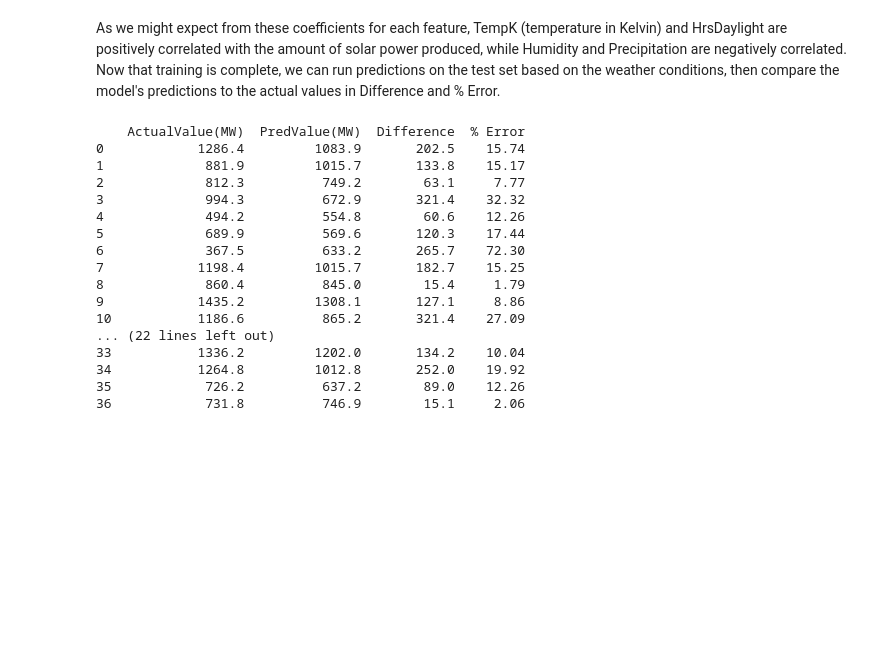
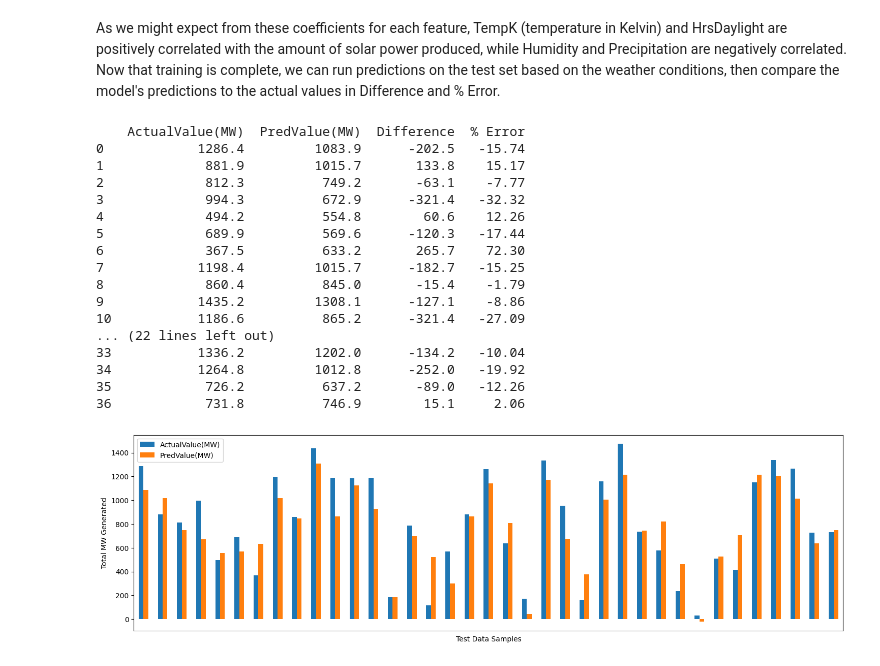
Before and after one commit to Tareq62/solar_panel_model, a Jupyter notebook: solar_regression.ipynb, the cells around one changed output. Cells and saved outputs as stored; diff of their text form; code cells hidden in the pictures; blank space fills up the shorter version.

Commit message:
Updated with final graph

```diff
--- a/solar_regression.ipynb
+++ b/solar_regression.ipynb
@@ -99,7 +100,7 @@ predict_df.columns = ['ActualValue(MW)']
 predict_df['PredValue(MW)'] = predictions
 predict_df['PredValue(MW)'] = predict_df['PredValue(MW)'].apply(lambda value:round(value, 1))
 
-predict_df['Difference'] = abs(predictions - y_test)
+predict_df['Difference'] = predictions - y_test
 predict_df['Difference'] = predict_df['Difference'].apply(lambda value:round(value, 1))
 
 predict_df['% Error'] = round(100*(predict_df['Difference']/predict_df['ActualValue(MW)']), 2)
@@ -107,19 +108,25 @@ predict_df['% Error'] = round(100*(predict_df['Difference']/predict_df['ActualVa
 print(predict_df)
 # %% [output]
     ActualValue(MW)  PredValue(MW)  Difference  % Error
-0            1286.4         1083.9       202.5    15.74
+0            1286.4         1083.9      -202.5   -15.74
 1             881.9         1015.7       133.8    15.17
-2             812.3          749.2        63.1     7.77
-3             994.3          672.9       321.4    32.32
+2             812.3          749.2       -63.1    -7.77
+3             994.3          672.9      -321.4   -32.32
 4             494.2          554.8        60.6    12.26
-5             689.9          569.6       120.3    17.44
+5             689.9          569.6      -120.3   -17.44
 6             367.5          633.2       265.7    72.30
-7            1198.4         1015.7       182.7    15.25
-8             860.4          845.0        15.4     1.79
-9            1435.2         1308.1       127.1     8.86
-10           1186.6          865.2       321.4    27.09
+7            1198.4         1015.7      -182.7   -15.25
+8             860.4          845.0       -15.4    -1.79
+9            1435.2         1308.1      -127.1    -8.86
+10           1186.6          865.2      -321.4   -27.09
 ... (22 lines left out)
-33           1336.2         1202.0       134.2    10.04
-34           1264.8         1012.8       252.0    19.92
-35            726.2          637.2        89.0    12.26
+33           1336.2         1202.0      -134.2   -10.04
+34           1264.8         1012.8      -252.0   -19.92
+35            726.2          637.2       -89.0   -12.26
 36            731.8          746.9        15.1     2.06
+# %%
+predict_df.plot(x='Difference', y=['ActualValue(MW)', 'PredValue(MW)'], xlabel='Test Data Samples', ylabel='Total MW Generated', kind="bar", rot=0)
+plt.gca().xaxis.set_major_locator(plt.NullLocator())
+plt.gcf().set_size_inches(18, 5)
+# %% [output]
+[figure, added]
```
Also changed, not shown: parts of 4 cells of this notebook.
